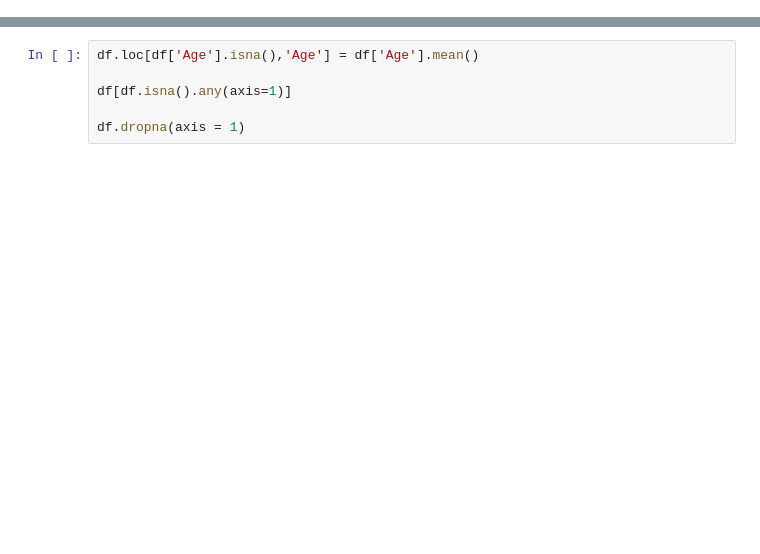
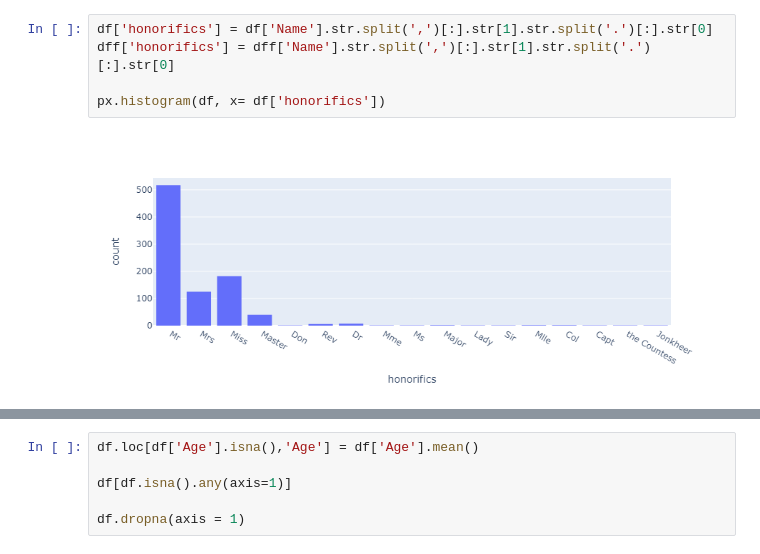
Before and after one commit to hhdtan/ML_didalydoos, a Jupyter notebook: kaggle/titanic/titanic.ipynb, the cells around one changed output, grey strips where cells are left out. Drawn from its saved outputs; the diff is of its cells as text; blank space fills up the shorter version.

```diff
--- a/kaggle/titanic/titanic.ipynb
+++ b/kaggle/titanic/titanic.ipynb
@@ -26,0 +106,7 @@ df
+# %%
+df['honorifics'] = df['Name'].str.split(',')[:].str[1].str.split('.')[:].str[0]
+dff['honorifics'] = dff['Name'].str.split(',')[:].str[1].str.split('.')[:].str[0]
+
+px.histogram(df, x= df['honorifics'])
+# %% [output]
+[figure, added]
```
Also changed, not shown: parts of 45 cells of this notebook.
